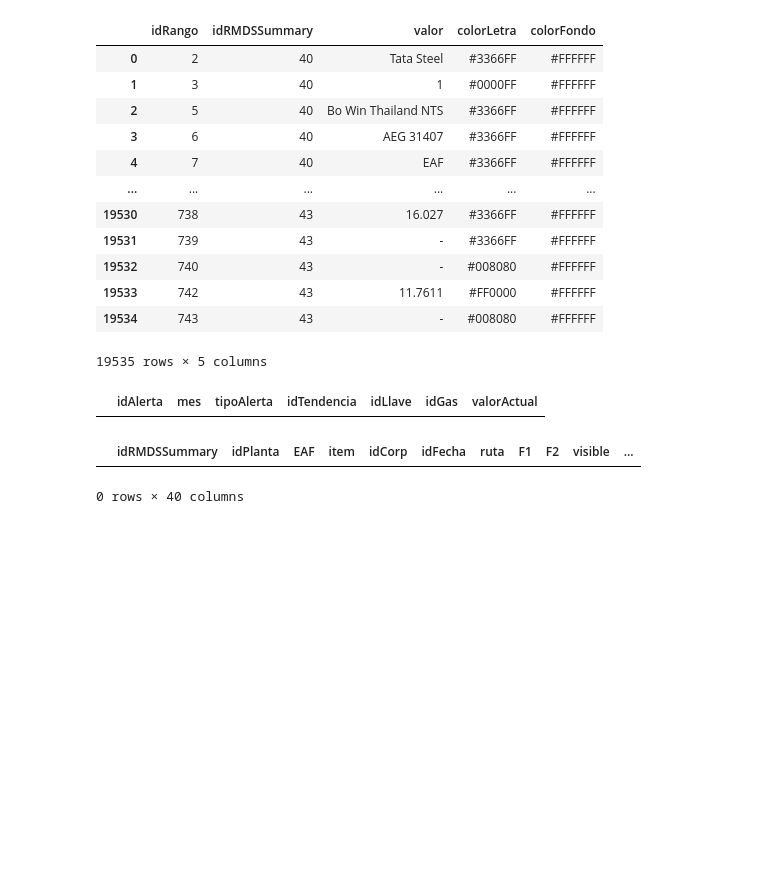
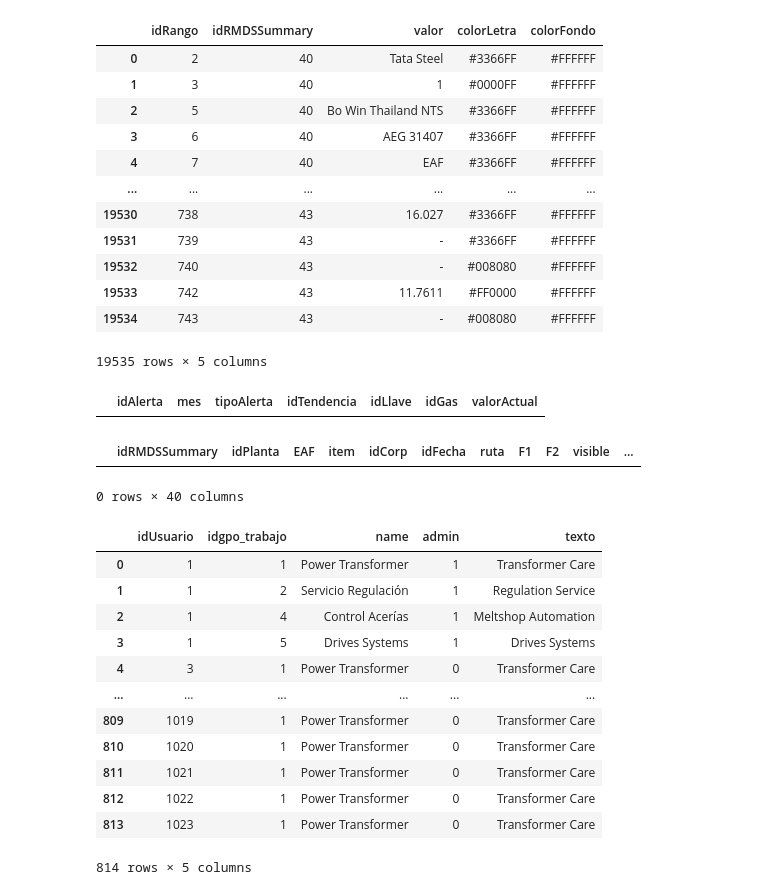
Before and after one commit to MikeUACH/Mike-Work-Files, a Jupyter notebook: Python scripts/SQL Pandas.ipynb, the cells around one changed output. Cells and saved outputs as stored; diff of their text form; code cells hidden in the pictures; blank space fills up the shorter version.

Commit message:
Agregar definicion de las tablas y pruebas para usuarios con las tablas de busqueda del login

```diff
--- a/Python scripts/SQL Pandas.ipynb
+++ b/Python scripts/SQL Pandas.ipynb
@@ -138,3 +149,32 @@ df7
 # %% [output]
 |  | idRMDSSummary | idPlanta | EAF | item | idCorp | idFecha | ruta | F1 | F2 | visible | ... |
 0 rows × 40 columns
+# %%
+
+
+try:
+    conn = pyodbc.connect('Driver={ODBC Driver 17 for SQL Server};Server=tcp:txcare.database.windows.net,1433;Database=Txcare;Uid=fmariscal;Pwd=Pancho49193@2')
+    query5= "select * from vwUsuario_GrupoTrabajo"
+    df7= pd.read_sql_query(query5, conn)
+except Exception as ex:
+    print(ex)
+
+finally:
+    # Cierra la conexión
+    conn.close()
+# %%
+df7
+# %% [output]
+|  | idUsuario | idgpo_trabajo | name | admin | texto |
+| 0 | 1 | 1 | Power Transformer | 1 | Transformer Care |
+| 1 | 1 | 2 | Servicio Regulación | 1 | Regulation Service |
+| 2 | 1 | 4 | Control Acerías | 1 | Meltshop Automation |
+| 3 | 1 | 5 | Drives Systems | 1 | Drives Systems |
+| 4 | 3 | 1 | Power Transformer | 0 | Transformer Care |
+| ... | ... | ... | ... | ... | ... |
+| 809 | 1019 | 1 | Power Transformer | 0 | Transformer Care |
+| 810 | 1020 | 1 | Power Transformer | 0 | Transformer Care |
+| 811 | 1021 | 1 | Power Transformer | 0 | Transformer Care |
+| 812 | 1022 | 1 | Power Transformer | 0 | Transformer Care |
+| 813 | 1023 | 1 | Power Transformer | 0 | Transformer Care |
+814 rows × 5 columns
```
Also changed, not shown: parts of 2 cells of this notebook, 9 other files.
